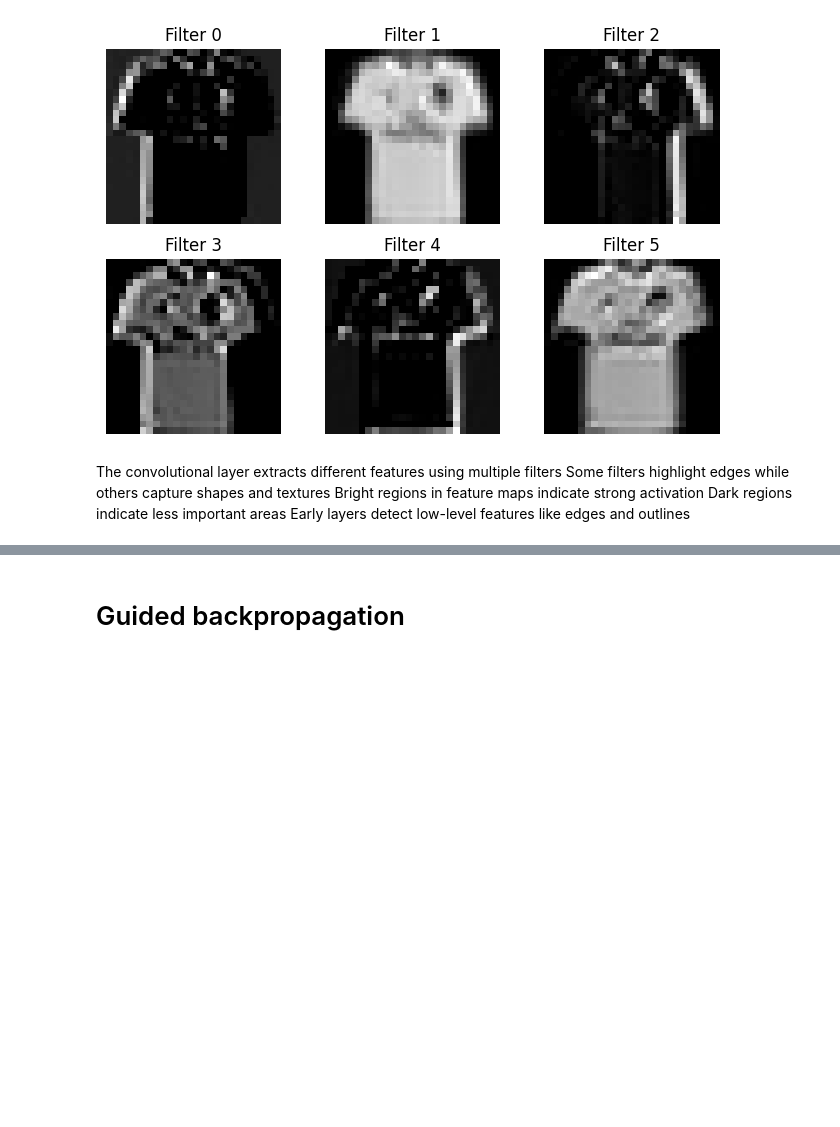
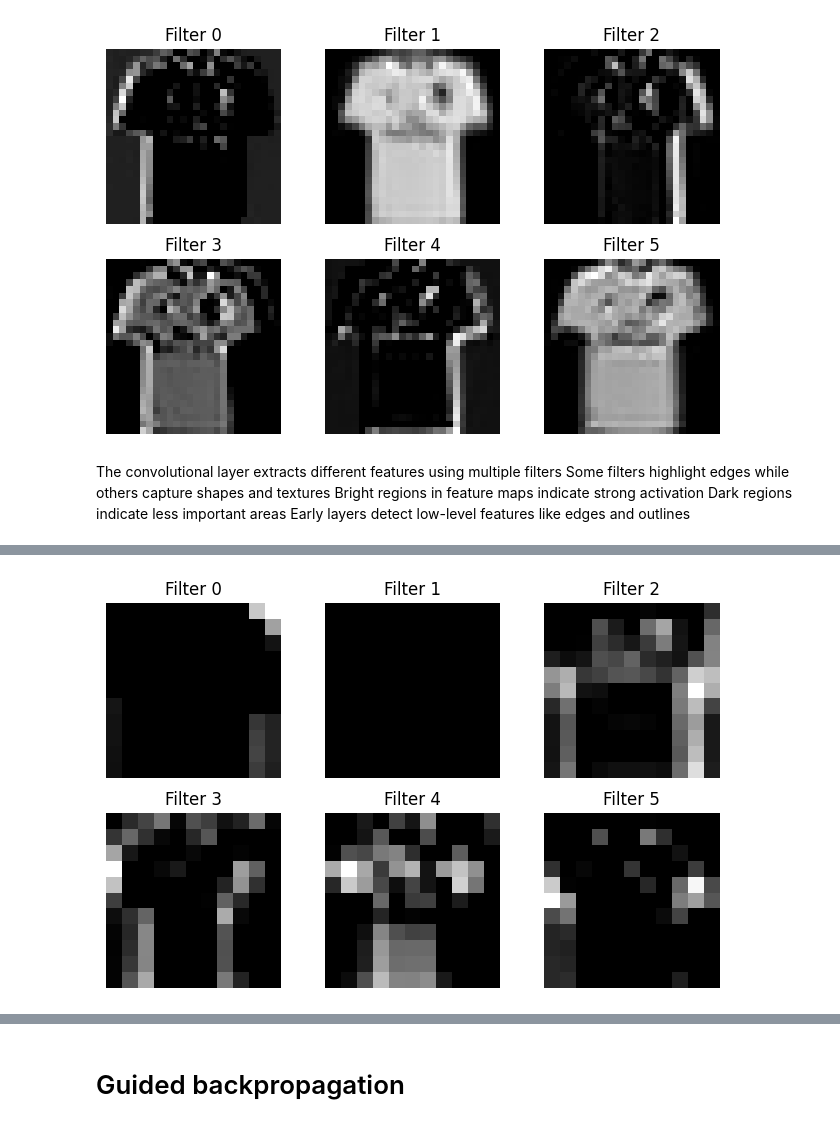
Before and after one commit to naveen-ramavath/Deep-Learning, a Jupyter notebook: dl_assignment.ipynb, the cells around one changed output, grey strips where cells are left out. Cells and saved outputs as stored; diff of their text form; code cells hidden in the pictures; blank space fills up the shorter version.

Commit message:
cnn visualization with changing more parameters so we can observer more details

```diff
--- a/dl_assignment.ipynb
+++ b/dl_assignment.ipynb
@@ -1192,0 +1195,79 @@ Early layers detect low-level features like edges and outlines
+# %%
+import pandas as pd
+import tensorflow as tf
+import matplotlib.pyplot as plt
+from tensorflow.keras.models import Model
+from tensorflow.keras.layers import Conv2D, MaxPooling2D, Flatten, Dense, Input,Dropout
+
+# ----------------------------
+# 1. LOAD DATA
+# ----------------------------
+train = pd.read_csv("/content/fashion-mnist_train.csv (1).zip")
+test = pd.read_csv("/content/fashion-mnist_test.csv (1).zip")
+
+X_train = train.drop("label", axis=1).values.reshape(-1,28,28,1) / 255.0
+y_train = train["label"]
+
+X_test = test.drop("label", axis=1).values.reshape(-1,28,28,1) / 255.0
+y_test = test["label"]
+
+# reduce size (fast)
+X_train = X_train[:5000]
+y_train = y_train[:5000]
+X_test = X_test[:1000]
+y_test = y_test[:1000]
+
+# ----------------------------
+# 2. BUILD CNN (Functional API)
+# ----------------------------
+inputs = Input(shape=(28,28,1))
+
+x = Conv2D(32, (3,3), activation='relu')(inputs)
+x = MaxPooling2D((2,2))(x)
+
+x = Conv2D(64, (3,3), activation='relu')(x)   # NEW
+x = MaxPooling2D((2,2))(x)
+x = Dropout(0.3)(x)
+x = Flatten()(x)
+x = Dense(64, activation='relu')(x)
+outputs = Dense(10, activation='softmax')(x)
+
+model = Model(inputs, outputs)
+
+# compile
+model.compile(optimizer='adam',
+              loss='sparse_categorical_crossentropy',
+              metrics=['accuracy'])
+
+# ----------------------------
+# 3. TRAIN
+# ----------------------------
+model.fit(X_train, y_train, epochs=10, validation_split=0.2)
+
+# ----------------------------
+# 4. VISUALIZATION MODEL
+# ----------------------------
+# take first conv layer
+conv_layer = model.layers[3]
+
+vis_model = Model(inputs=model.input, outputs=conv_layer.output)
+
+# ----------------------------
+# 5. GET FEATURE MAPS
+# ----------------------------
+img = X_test[0:1]
+feature_maps = vis_model.predict(img)
+
+# ----------------------------
+# 6. PLOT
+# ----------------------------
+plt.figure(figsize=(8,5))
+
+for i in range(6):
+    plt.subplot(2,3,i+1)
+    plt.imshow(feature_maps[0,:,:,i], cmap='gray')
+    plt.title(f"Filter {i}")
+    plt.axis('off')
+
+plt.show()
+# %% [output]
@@ -1192,0 +1291 @@ Early layers detect low-level features like edges and outlines
+[figure, added]
```
Also changed, not shown: parts of 3 cells of this notebook.
